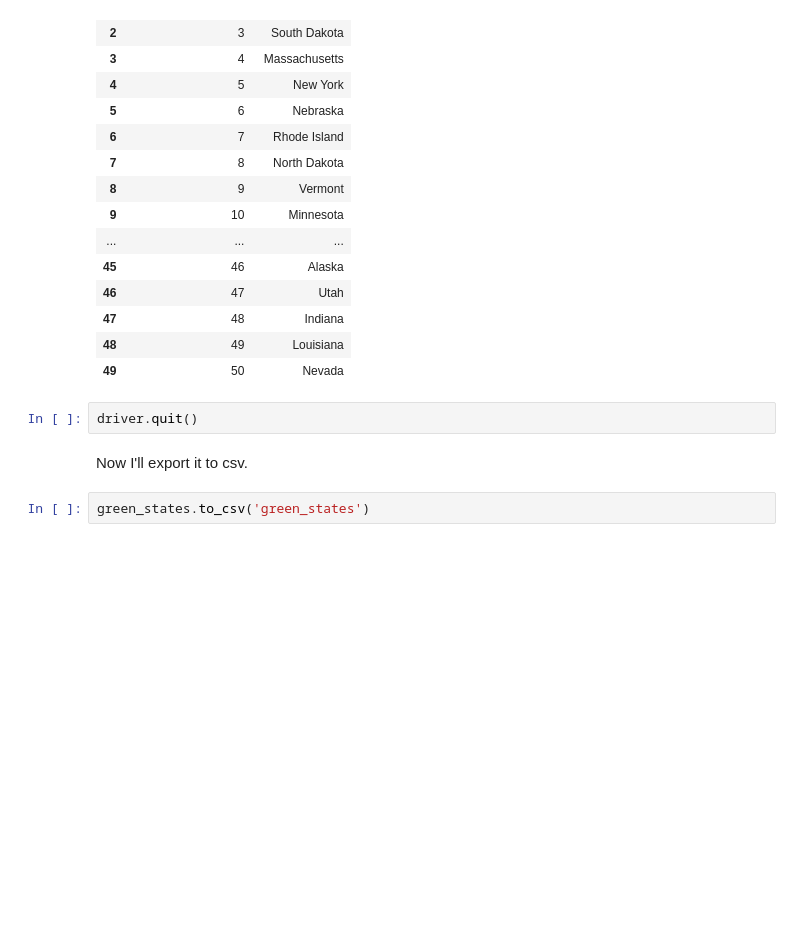
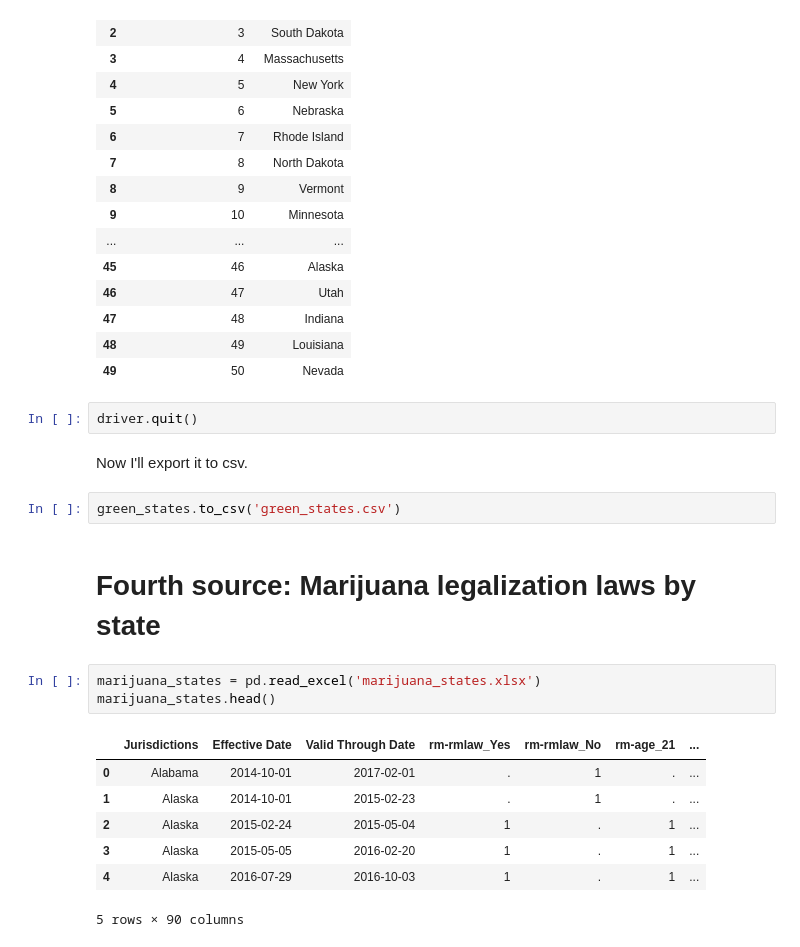
Before and after one commit to KwameTaylor/flask-project, a Jupyter notebook: acquire.ipynb, the cells around one changed output. Cells and saved outputs as stored; diff of their text form; blank space fills up the shorter version.

Commit message:
get marijuana legalization laws data

```diff
--- a/acquire.ipynb
+++ b/acquire.ipynb
@@ -1201,4 +1201,17 @@ driver.quit()
 # %% [markdown]
 Now I'll export it to csv.
 # %%
-green_states.to_csv('green_states')
+green_states.to_csv('green_states.csv')
+# %% [markdown]
+# Fourth source: Marijuana legalization laws by state
+# %%
+marijuana_states = pd.read_excel('marijuana_states.xlsx')
+marijuana_states.head()
+# %% [output]
+|  | Jurisdictions | Effective Date | Valid Through Date | rm-rmlaw_Yes | rm-rmlaw_No | rm-age_21 | ... |
+| 0 | Alabama | 2014-10-01 | 2017-02-01 | . | 1 | . | ... |
+| 1 | Alaska | 2014-10-01 | 2015-02-23 | . | 1 | . | ... |
+| 2 | Alaska | 2015-02-24 | 2015-05-04 | 1 | . | 1 | ... |
+| 3 | Alaska | 2015-05-05 | 2016-02-20 | 1 | . | 1 | ... |
+| 4 | Alaska | 2016-07-29 | 2016-10-03 | 1 | . | 1 | ... |
+5 rows × 90 columns
```
